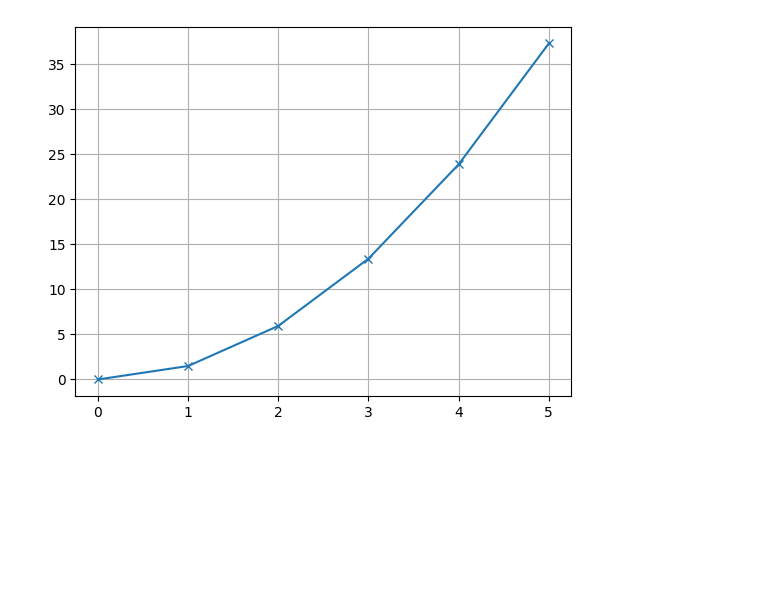
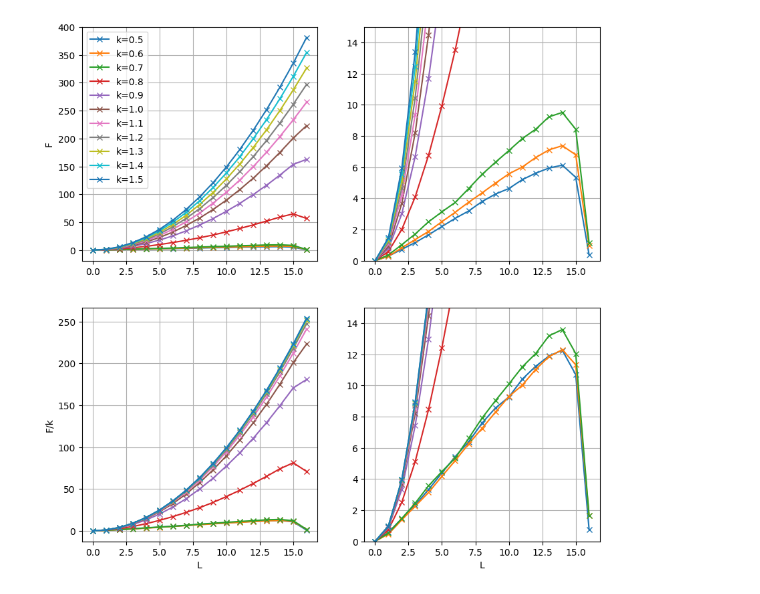
Before and after one commit to Renmusxd/GaugeTheoryRunner, a Jupyter notebook: jupyter/PlotMarkovLoopProbs.ipynb, the cells around one changed output. Drawn from its saved outputs; the diff is of its cells as text; code cells hidden in the pictures; blank space fills up the shorter version.

Commit message:
Update plots

```diff
--- a/jupyter/PlotMarkovLoopProbs.ipynb
+++ b/jupyter/PlotMarkovLoopProbs.ipynb
@@ -4,3 +4,0 @@ from matplotlib import pyplot
-# %%
-arr = numpy.load("../markov.npz")
-arr
@@ -16,6 +5,47 @@ pyplot.show()
-# %%
-pyplot.plot([arr["free_energy"][i*i] for i in range(arr["L"])], "x-")
-pyplot.grid()
-pyplot.show()
-# %% [output]
-[figure, removed]
+# %%
+basedir = "markov_data"
+# %%
+data = {}
+
+for file in os.listdir(basedir):
+    if file.endswith(".npz"):
+        arr = numpy.load(os.path.join(basedir, file))
+        L = arr["L"][()]
+        if L not in data:
+            data[L] = []
+        data[L].append({key: arr[key] for key in arr._files})
+# %%
+fig, axs = pyplot.subplots(2,2, figsize=(10,10))
+
+L = 16
+for d in sorted(data[L], key=lambda d: d["k"][()]):
+    k = d["k"][()]
+    axs[0,0].plot([d["free_energy"][i*i] for i in range(L+1)], "x-", label=f"k={k:.1f}")
+axs[0,0].grid()
+axs[0,0].legend()
+axs[0,0].set_ylabel("F")
+
+for d in sorted(data[L], key=lambda d: d["k"][()]):
+    k = d["k"][()]
+    axs[1,0].plot([d["free_energy"][i*i] / k for i in range(L+1)], "x-", label=f"k={k:.1f}")
+axs[1,0].grid()
+axs[1,0].set_xlabel("L")
+axs[1,0].set_ylabel("F/k")
+
+for d in sorted(data[L], key=lambda d: d["k"][()]):
+    k = d["k"][()]
+    axs[0,1].plot([d["free_energy"][i*i] for i in range(L+1)], "x-", label=f"k={k:.1f}")
+axs[0,1].grid()
+axs[0,1].set_ylim([0,15])
+
+for d in sorted(data[L], key=lambda d: d["k"][()]):
+    k = d["k"][()]
+    axs[1,1].plot([d["free_energy"][i*i] / k for i in range(L+1)], "x-", label=f"k={k:.1f}")
+axs[1,1].grid()
+axs[1,1].set_ylim([0,15])
+axs[1,1].set_xlabel("L")
+
+pyplot.savefig("free_energy_flows.png")
+pyplot.show()
+# %% [output]
+[figure, added]
```
Also changed, not shown: parts of 3 cells of this notebook.
